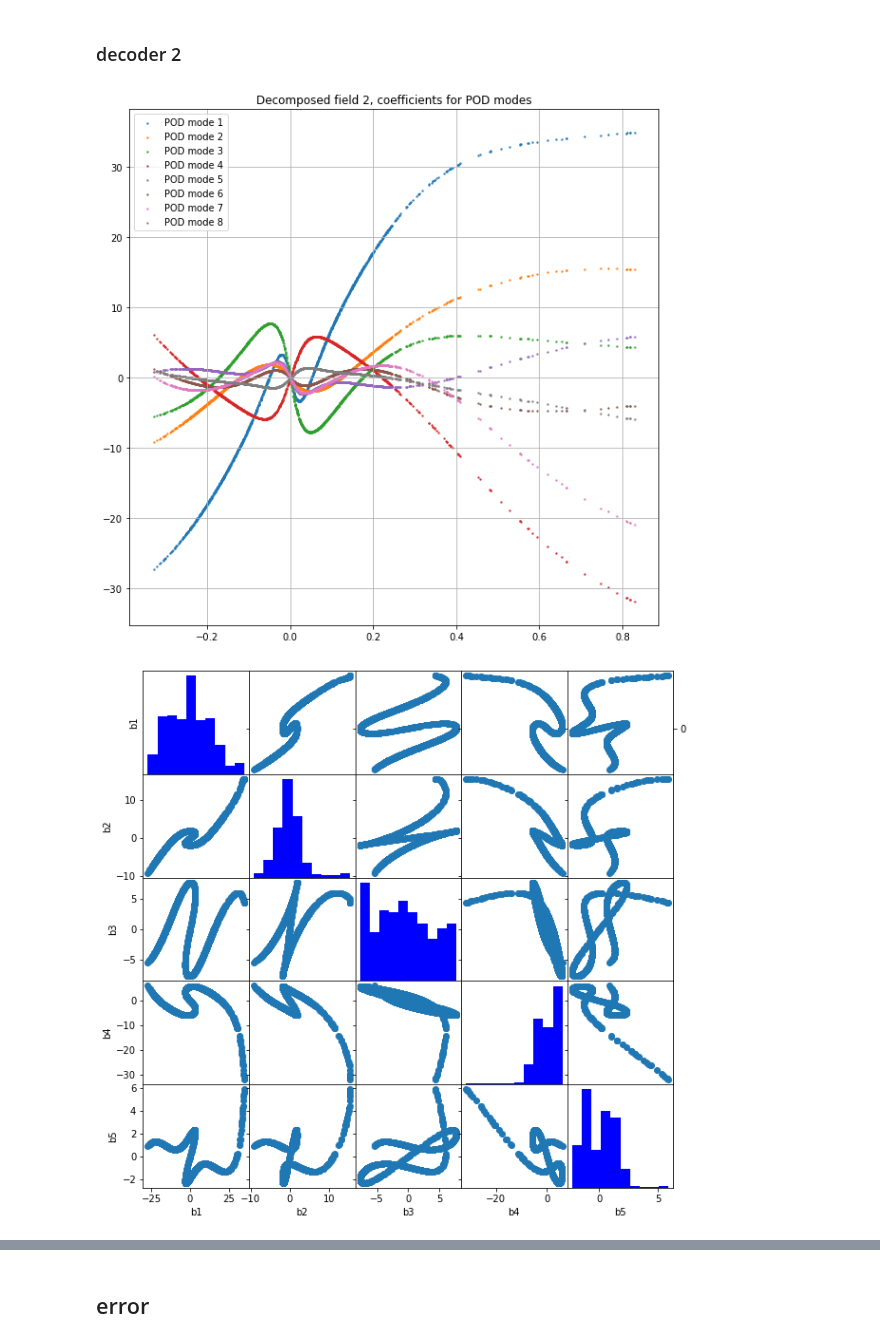
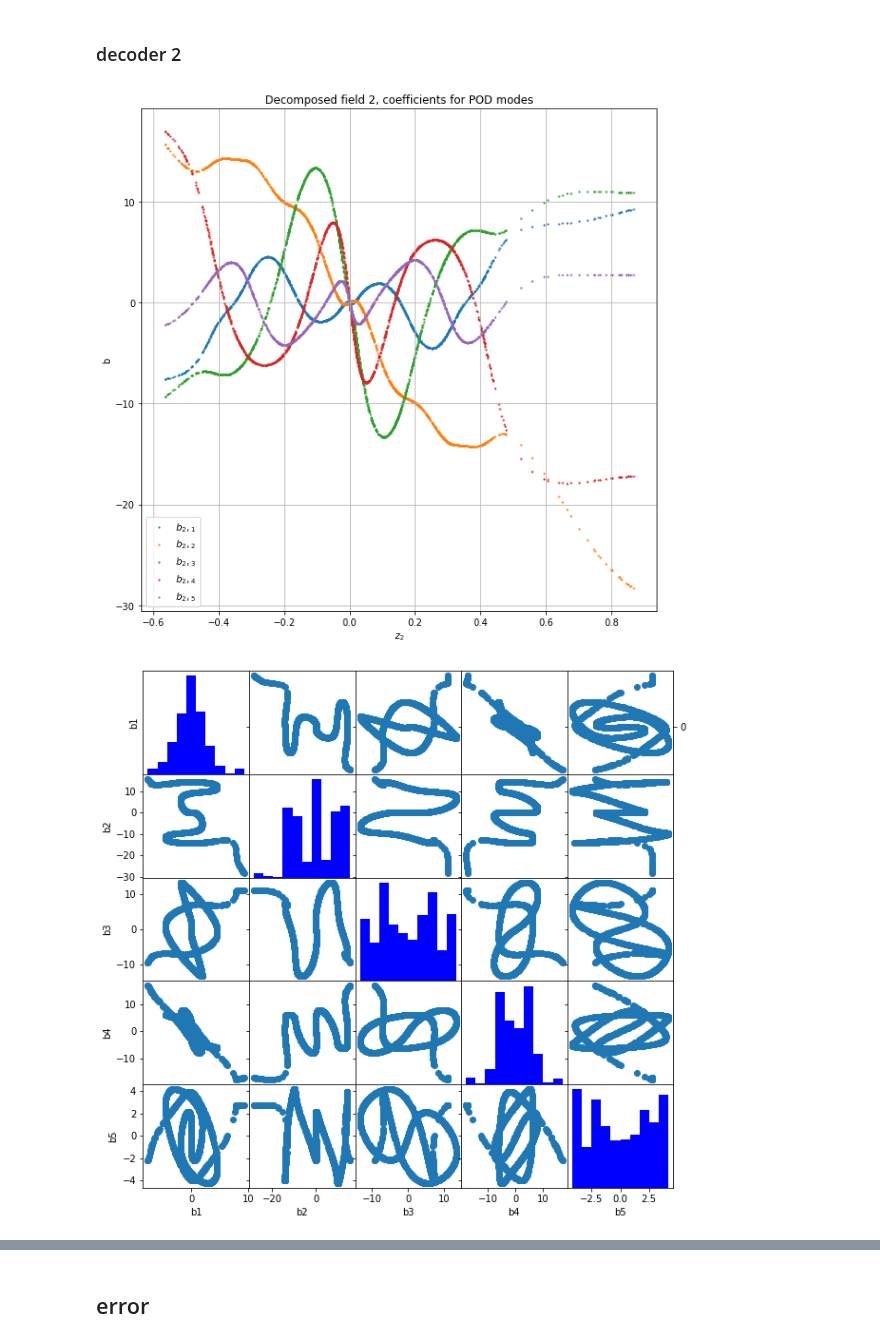
Before and after one commit to MagriLab/MD-CNN-AE, a Jupyter notebook: notebook_visualise/nonlinear.ipynb, the cells around one changed output, grey strips where cells are left out. Cells and saved outputs as stored; diff of their text form; code cells hidden in the pictures.

```diff
--- a/notebook_visualise/nonlinear.ipynb
+++ b/notebook_visualise/nonlinear.ipynb
@@ -50,8 +57,8 @@ folder_list = ! ls -v $parent_folder
 0808_2mode4-2894761  0808_2mode8-2894765  grouping_modes_2.csv
 # %%
 # folder = '0808_2mode9-2255817'
-# folder = '0808_2mode5-2894762'
-folder = folder_list[7]
+folder = '0808_2mode5-2894762'
+# folder = folder_list[10]
 folder_path = Path(parent_folder,folder)
 filename = Path(folder_path,'training_param.ini')
 nonlinear = TrainNN_from_config(filename)
@@ -265,15 +276,17 @@ plt.show()
 # %%
 plt.figure(figsize=(10,10))
 plt.title('Decomposed field 2, coefficients for POD modes')
-for i in range(8):
-    plt.scatter(latent_train[:,1], B[1,:,i], alpha=0.8,label=f'POD mode {i+1}',s=2)
+for i in range(5):
+    plt.scatter(latent_train[:,1], B[1,:,i], alpha=0.8,label=f'$b_2,_{i+1}$',s=2)
 plt.legend()
+plt.xlabel('$z_2$')
+plt.ylabel('b')
 plt.grid()
 plt.show()
 
 fig, ax = myplot.scatter_matrix(B[1,:,:5],['b1','b2','b3','b4','b5'],kwargs_figure={'figsize':(10,10)},kwargs_hist={'color':'b'})
 # %% [output]
-[figure, old version]
+[figure, new version]
-[figure, old version]
+[figure, new version]
 # %%
 i = 0
```
Also changed, not shown: parts of 16 cells of this notebook, 1 other file.
